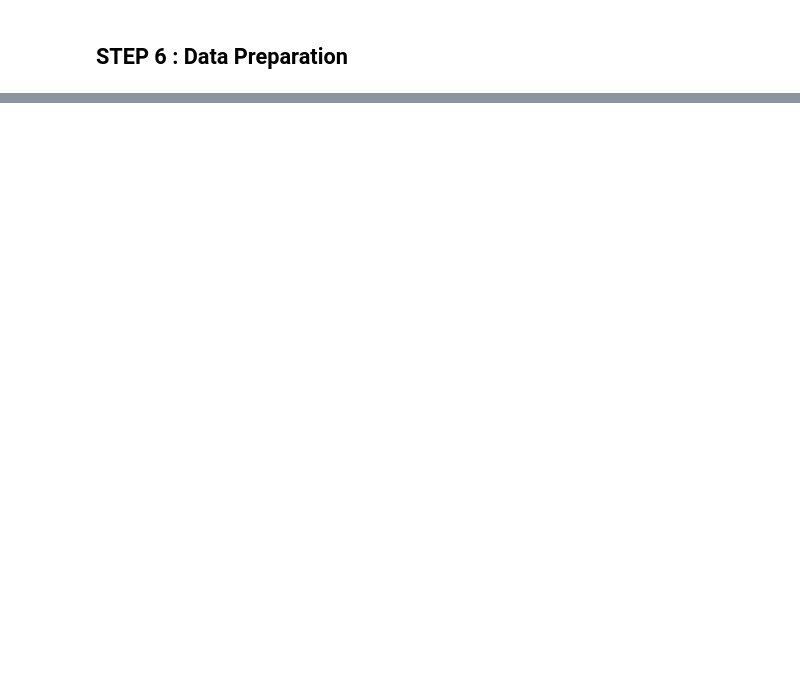
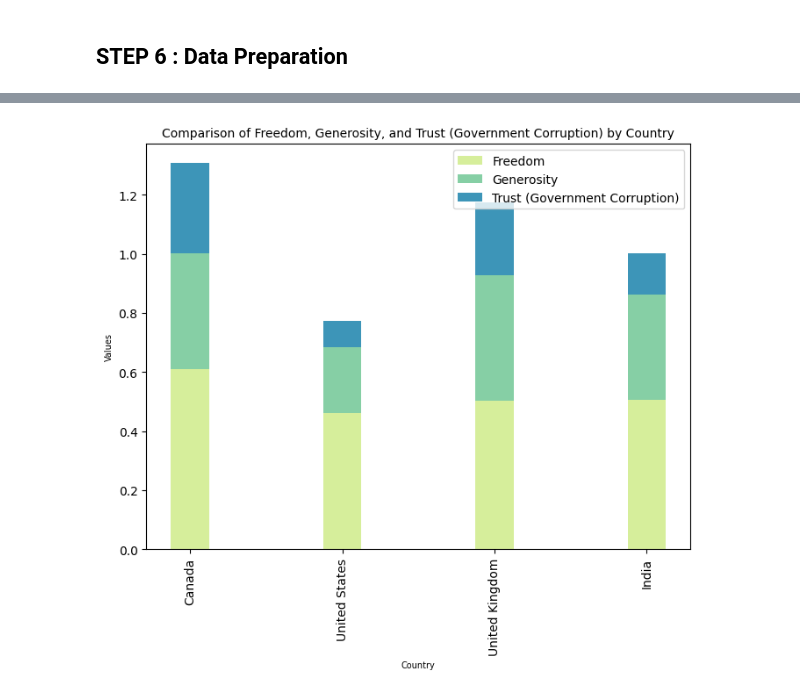
Before and after one commit to SurekhaBerlin/WorldHappinessReport, a Jupyter notebook: world_happiness_report.ipynb, the cells around one changed output, grey strips where cells are left out. Drawn from its saved outputs; the diff is of its cells as text; code cells hidden in the pictures; blank space fills up the shorter version.

```diff
--- a/world_happiness_report.ipynb
+++ b/world_happiness_report.ipynb
@@ -589,0 +736,38 @@ df.head()
+# %%
+import matplotlib.pyplot as plt
+import seaborn as sns
+
+# Set the figure size
+plt.figure(figsize=(8,6))
+
+# Set the number of bars for each country
+countries = d['Country'].unique()
+x = range(len(countries))
+
+# Generate the 'Spectral' palette with 7 colors
+spectral_palette = sns.color_palette('Spectral', n_colors=7)
+
+# Extract dark green shades from the middle of the spectral palette (typically from index 4 to 6)
+dark_green_spectral_palette = spectral_palette[4:7]  # Picking the darker green range
+
+# Compute the values for 'Freedom', 'Generosity', and 'Trust (Government Corruption)'
+freedom_values = d.groupby('Country')['Freedom'].mean()
+generosity_values = d.groupby('Country')['Generosity'].mean()
+trust_values = d.groupby('Country')['Trust (Government Corruption)'].mean()
+
+# Create a stacked bar chart
+plt.bar(x, freedom_values, width=0.25, label='Freedom', color=dark_green_spectral_palette[0], align='center')
+plt.bar(x, generosity_values, width=0.25, label='Generosity', color=dark_green_spectral_palette[1], align='center', bottom=freedom_values)
+plt.bar(x, trust_values, width=0.25, label='Trust (Government Corruption)', color=dark_green_spectral_palette[2], align='center', bottom=freedom_values + generosity_values)
+
+# Labeling the axes and the plot
+plt.xlabel('Country', fontsize=7)
+plt.ylabel('Values', fontsize=7)
+plt.title('Comparison of Freedom, Generosity, and Trust (Government Corruption) by Country', fontsize=10)
+plt.xticks(x, countries, rotation=90)  # Set country labels
+plt.legend()
+
+# Show the plot
+plt.show()
+# %% [output]
+[figure, added]
```
Also changed, not shown: parts of 7 cells of this notebook.
